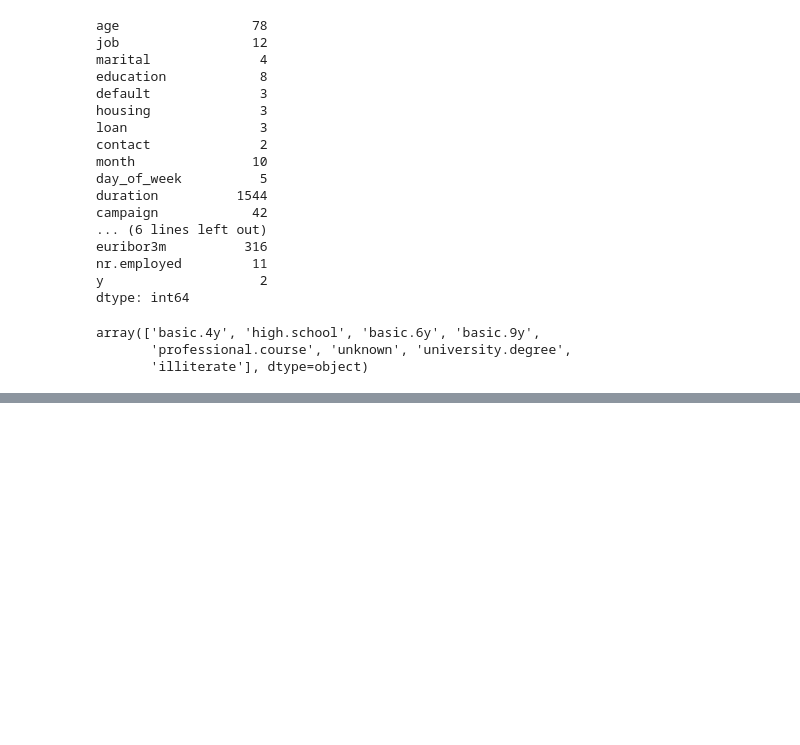
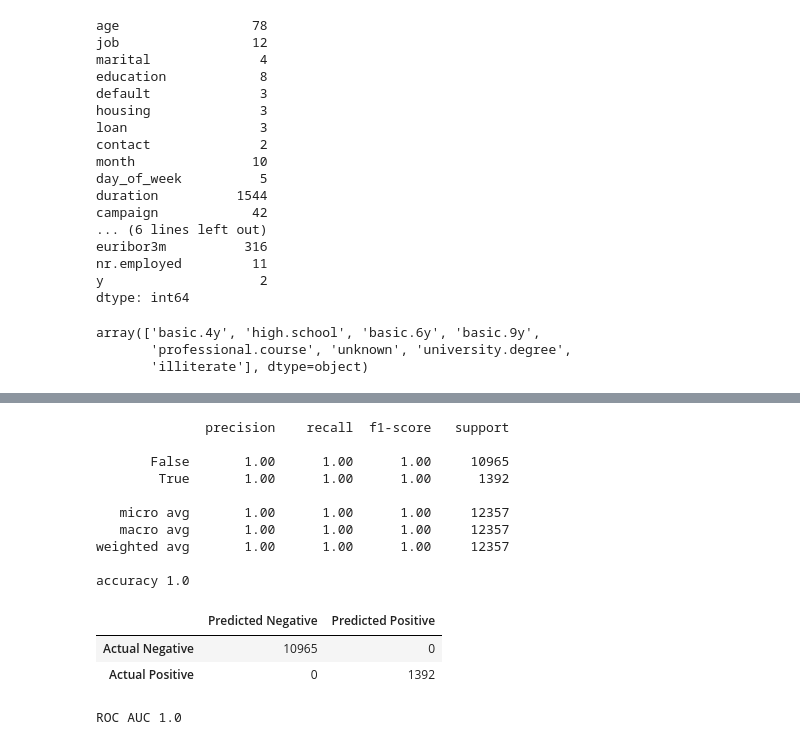
Before and after one commit to LambdaSchool/DS-Unit-2-Sprint-3-Classification-Validation, a Jupyter notebook: module3-classification-metrics/LS_DS_242_Validate_classification_problems_LIVE_LESSON.ipynb, the cells around one changed output, grey strips where cells are left out. Drawn from its saved outputs; the diff is of its cells as text; code cells hidden in the pictures; blank space fills up the shorter version.

```diff
--- a/module3-classification-metrics/LS_DS_242_Validate_classification_problems_LIVE_LESSON.ipynb
+++ b/module3-classification-metrics/LS_DS_242_Validate_classification_problems_LIVE_LESSON.ipynb
@@ -715,0 +739,38 @@ pd.crosstab(index=bank1['age_bins'],columns=[bank1['marital'],bank1['education']
+# %%
+#Make pipeline
+pipeline = make_pipeline(
+    ce.OneHotEncoder(use_cat_names=True),
+    StandardScaler(),
+    LogisticRegression(solver='lbfgs',max_iter=1000)
+)
+
+#Fit Model and predict
+pipeline.fit(X_train, y_train)
+y_pred = pipeline.predict(X_val)
+
+#Check report and display confusion matrix
+print(classification_report(y_val, y_pred))
+print('accuracy', accuracy_score(y_val, y_pred))
+display(pd.DataFrame(
+    confusion_matrix(y_val, y_pred),
+    columns=['Predicted Negative', 'Predicted Positive'],
+    index=['Actual Negative', 'Actual Positive']))
+
+#ROC score
+y_pred_proba = pipeline.predict_proba(X_val)[:,1]
+print('ROC AUC', roc_auc_score(y_val, y_pred_proba))
+# %% [output]
+              precision    recall  f1-score   support
+
+       False       1.00      1.00      1.00     10965
+        True       1.00      1.00      1.00      1392
+
+   micro avg       1.00      1.00      1.00     12357
+   macro avg       1.00      1.00      1.00     12357
+weighted avg       1.00      1.00      1.00     12357
+
+accuracy 1.0
+|  | Predicted Negative | Predicted Positive |
+| Actual Negative | 10965 | 0 |
+| Actual Positive | 0 | 1392 |
+ROC AUC 1.0
```
Also changed, not shown: parts of 4 cells of this notebook.
